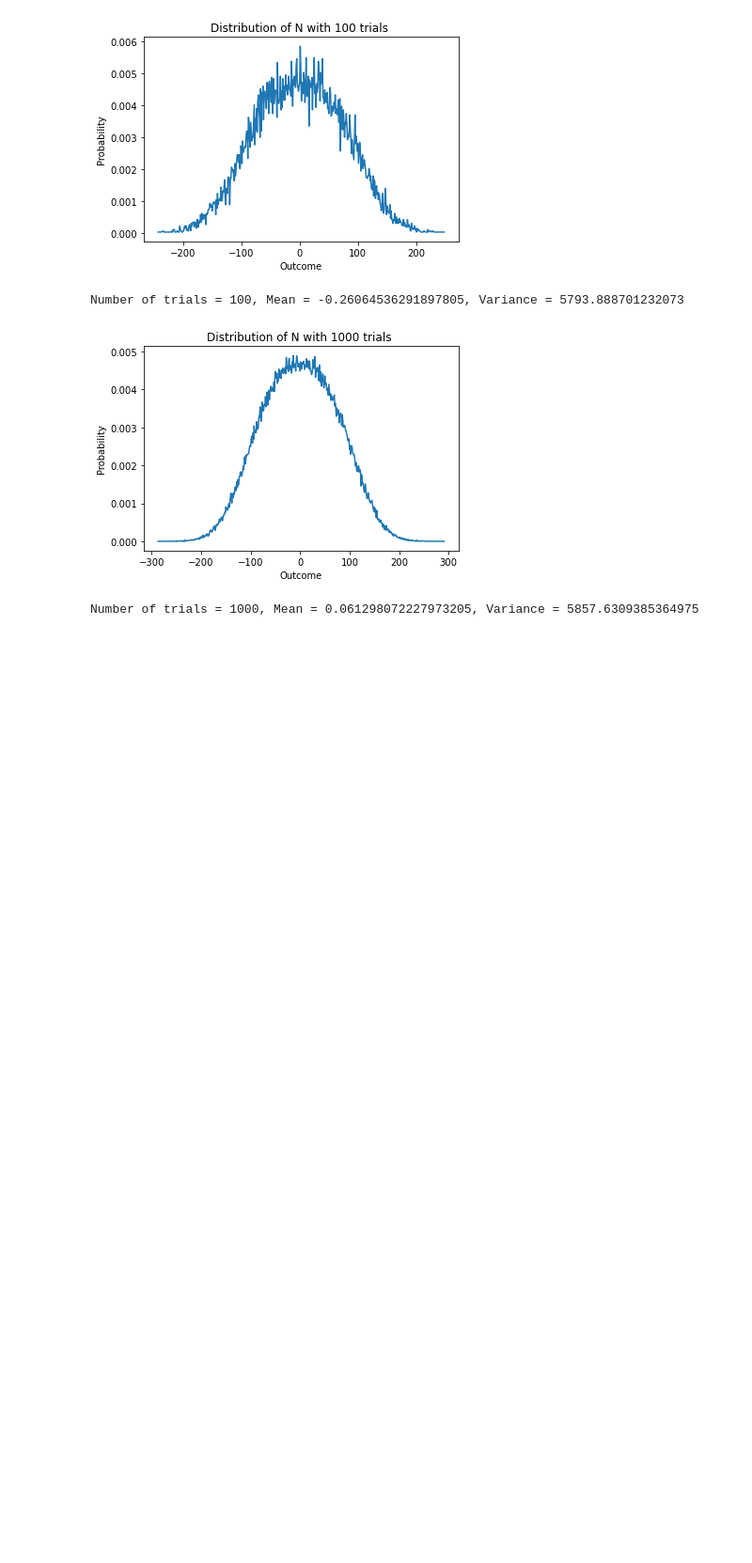
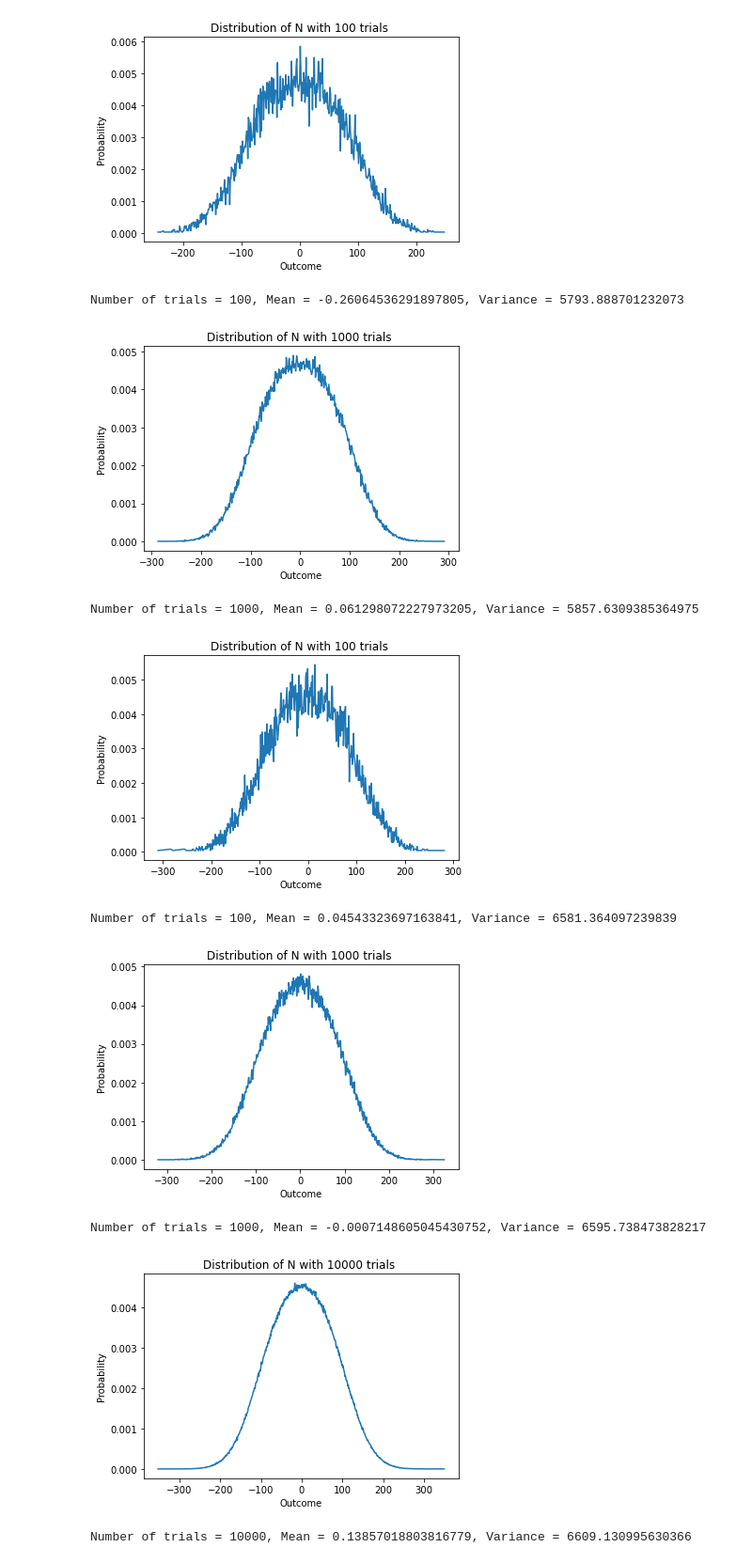
Before and after one commit to Jason-Papa/KyberPC, a Jupyter notebook: distributions.ipynb, the cells around one changed output. Shown: that part at 94% size. Drawn from its saved outputs; the diff is of its cells as text; code cells hidden in the pictures; blank space fills up the shorter version.

```diff
--- a/distributions.ipynb
+++ b/distributions.ipynb
@@ -4,6 +4,7 @@ from sage.all import parent, ZZ, vector, PolynomialRing, GF
 from sage.all import log, ceil, randint, set_random_seed, random_vector, matrix, floor
 import matplotlib.pyplot as plt
 import time
+import random
 
 #Kyber Parameters
 n = 256
@@ -15,7 +16,7 @@ dv = 4
 k = 3
 R, x = PolynomialRing(ZZ, "x").objgen()
 f = R([1]+[0]*(n-1)+[1])
-iterations_list =  [10, 100, 1000, 10000, 50000, 100000]
+iterations_list =  [100, 1000, 10000]
 
 
 def compress(coeff, d):
@@ -53,9 +54,8 @@ def find_mean_variance(q):
     return expected, variance
 
 
-def distribution(variant, extra_error_terms = False):
+def distribution(variant, extra_error_terms = False, k=3):
     if variant == "Kyber768":
-        k = 3
         eta1 = 2
         eta2 = 2
         du = 10
@@ -72,6 +72,7 @@ def distribution(variant, extra_error_terms = False):
         eta2 = 2
         du = 11
         dv = 5
+
 
     for iterations in iterations_list:
 
@@ -141,3 +142,13 @@ Number of trials = 10, Mean = 1.668359375, Variance = 6043.002905120849
 Number of trials = 100, Mean = -0.26064536291897805, Variance = 5793.888701232073
 [figure]
 Number of trials = 1000, Mean = 0.061298072227973205, Variance = 5857.6309385364975
+# %%
+# k=4
+distribution("Kyber768", True, k=4)
+# %% [output]
+[figure, added]
+Number of trials = 100, Mean = 0.04543323697163841, Variance = 6581.364097239839
+[figure, added]
+Number of trials = 1000, Mean = -0.0007148605045430752, Variance = 6595.738473828217
+[figure, added]
+Number of trials = 10000, Mean = 0.13857018803816779, Variance = 6609.130995630366
```
Also changed, not shown: parts of 5 cells of this notebook, 1 other file.
